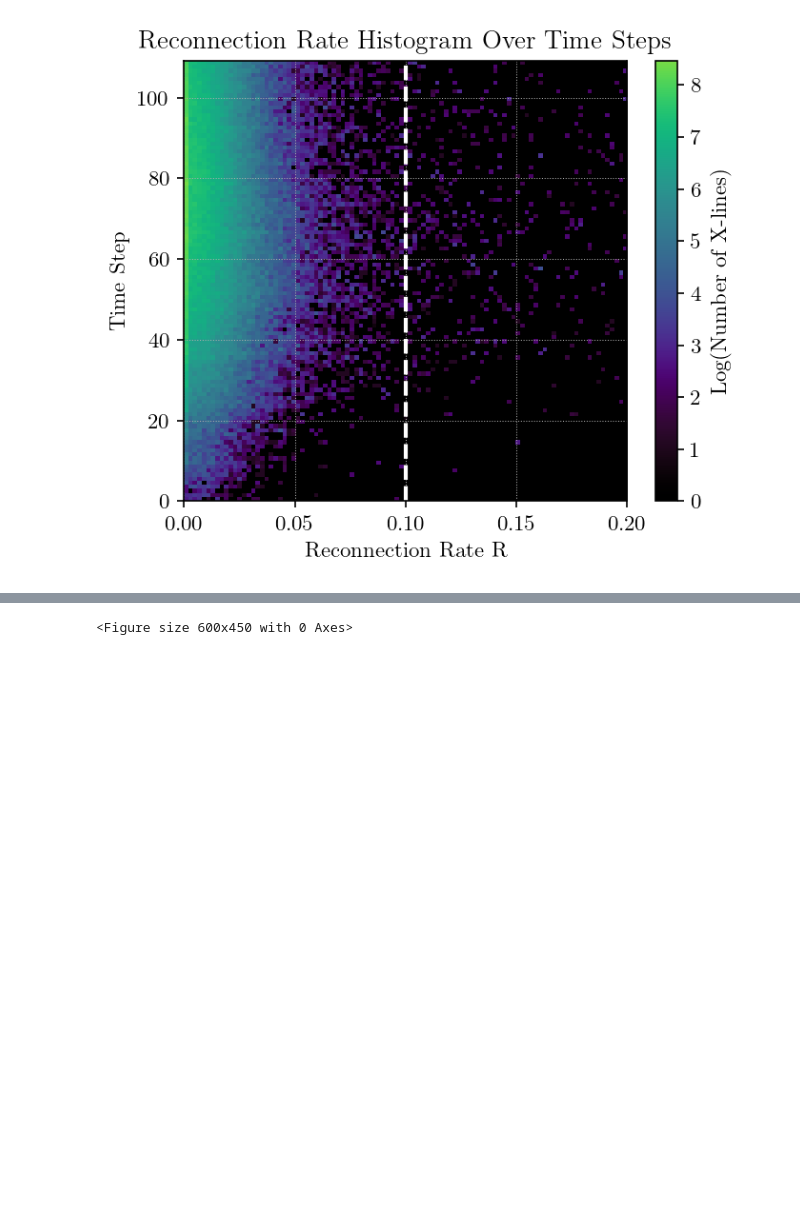
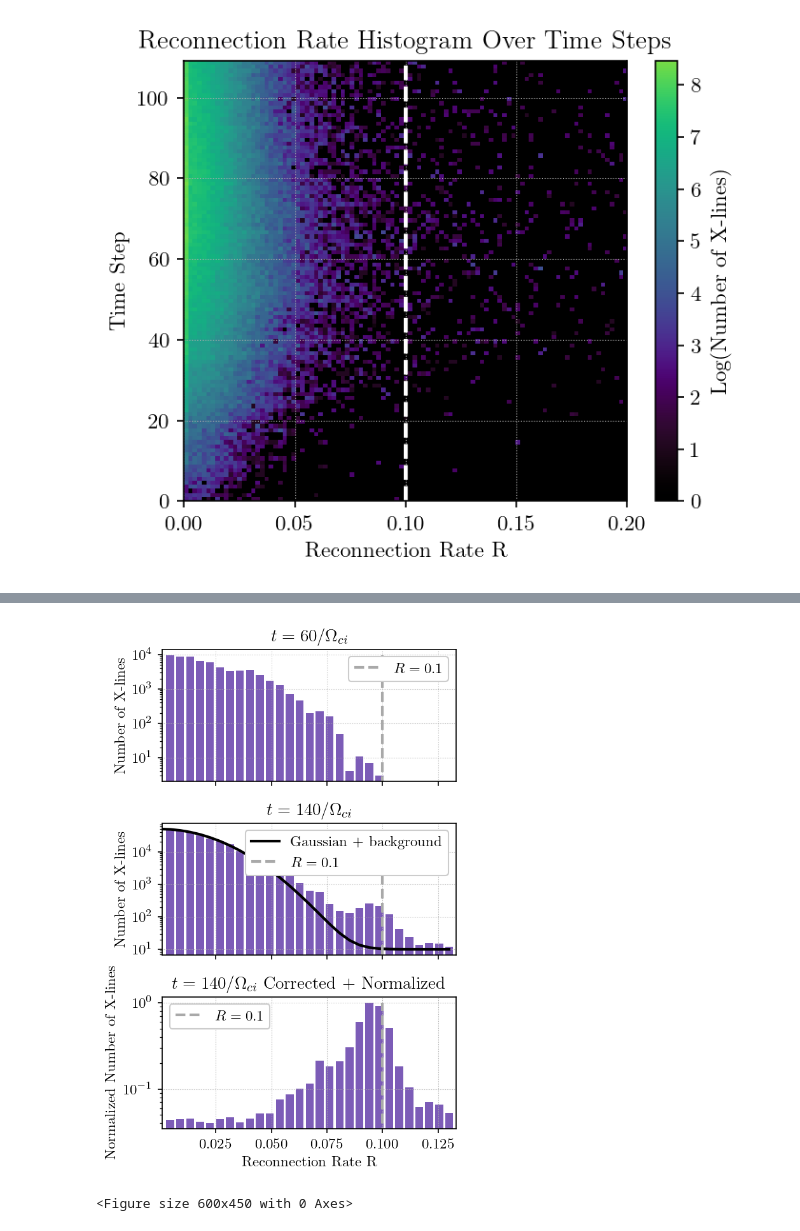
Before and after one commit to maxawake/Magnetic-Reconnection-Visualization, a Jupyter notebook: notebooks/load_reconnection_rate.ipynb, the cells around one changed output, grey strips where cells are left out. Saved outputs shown, nothing was run; the diff lists cells and outputs as text; code cells hidden in the pictures; blank space fills up the shorter version.

Commit message:
Nice other plots 2

```diff
--- a/notebooks/load_reconnection_rate.ipynb
+++ b/notebooks/load_reconnection_rate.ipynb
@@ -138,3 +64,77 @@ plt.savefig("reconnection_rate_histogram_step_30.png", bbox_inches="tight", dpi=
+# %%
+from scipy.optimize import curve_fit
+
+def expo(x, a, b):
+    return a * np.exp(-b * x**2 ) + 10
+
+# Global plot config
+n_bins = 30
+max_reconnection_rate = 0.13
+bins = np.linspace(0.0, max_reconnection_rate, n_bins)
+
+# Create subplot figure
+fig, axs = plt.subplots(3, 1, figsize=(4, 6), dpi=150, sharex=True)
+
+# -----------------------
+# 1. Second Histogram (quasi-Xlines)
+datapath2 = "/home/max/Repos/Magnetic-Reconnection-Visualization/data/reconnection_rates_quasiXlines/reconnection_rates_step_0034.txt"
+data2 = np.loadtxt(datapath2)
+x2, _ = np.histogram(data2, bins=bins, density=False)
+
+axs[0].hist(data2, bins=bins, density=False, color=gcolor("violet"), rwidth=0.8, align="right")
+axs[0].vlines(0.1, 0.0, np.max(x2), color="darkgray", linestyle="--", linewidth=2.0, label="$R=0.1$")
+axs[0].set_yscale("log")
+axs[0].set_ylabel("Number of X-lines")
+axs[0].legend(framealpha=1.0, handlelength=1.9)
+axs[0].grid(True)
+axs[0].set_title(r"$t=60/\Omega_{ci}$")
+axs[0].set_xlim(bins[1], 0.133)
+
+
+# -----------------------
+# 2. Original Histogram + Fit
+datapath1 = "/home/max/Repos/Magnetic-Reconnection-Visualization/data/reconnection_rates_3.txt"
+data1 = np.loadtxt(datapath1)
+x1, _ = np.histogram(data1, bins=bins, density=False)
+
+xfit = bins[1:20]
+yfit = x1[:19]
+popt, _ = curve_fit(expo, xfit, yfit, p0=(1.0, 1.0), maxfev=10000)
+
+axs[1].hist(data1, bins=bins, density=False, color=gcolor("violet"), rwidth=0.8, align="right")
+axs[1].plot(bins, expo(bins, *popt), linewidth=2.0, color="black", label="Gaussian + background")
+axs[1].vlines(0.1, 0.0, np.max(x1), color="darkgray", linestyle="--", linewidth=2.0, label="$R=0.1$")
+axs[1].set_yscale("log")
+axs[1].set_ylabel("Number of X-lines")
+axs[1].legend(framealpha=1.0, handlelength=1.9)
+axs[1].grid(True)
+axs[1].set_title(r"$t=140/\Omega_{ci}$")
+axs[1].set_xlim(0.001, 0.133)
+
+
+# -----------------------
+# 3. Corrected + Normalized Histogram
+x_norm = x1 / expo(bins[1:], *popt)
+x_norm /= np.max(x_norm)
+
+axs[2].bar(bins[1:], x_norm, width=np.diff(bins)*0.8, align='center', color=gcolor("violet"))
+axs[2].vlines(0.1, 0.0, np.max(x_norm), color="darkgray", linestyle="--", linewidth=2.0, label="$R=0.1$")
+axs[2].set_yscale("log")
+axs[2].set_ylabel("Normalized Prob. Density")
+axs[2].legend(framealpha=1.0, handlelength=1.9)
+axs[2].set_xlabel("Reconnection Rate R")
+axs[2].set_title(r"$t=140/\Omega_{ci}$ Corrected + Normalized")
+axs[2].grid(True)
+axs[2].set_xlim(0.001, 0.133)
+
+
+# -----------------------
+# Final layout
+plt.tight_layout()
+plt.savefig("reconnection_rate_subplots.png", bbox_inches="tight", dpi=300)
+plt.show()
+# %% [output]
+[figure, added]
 # %%
 current_density = np.loadtxt("/home/max/Repos/Magnetic-Reconnection-Visualization/data/solar_wind_current_density.dat")
 
```
Also changed, not shown: parts of 3 cells of this notebook, 3 other files.
